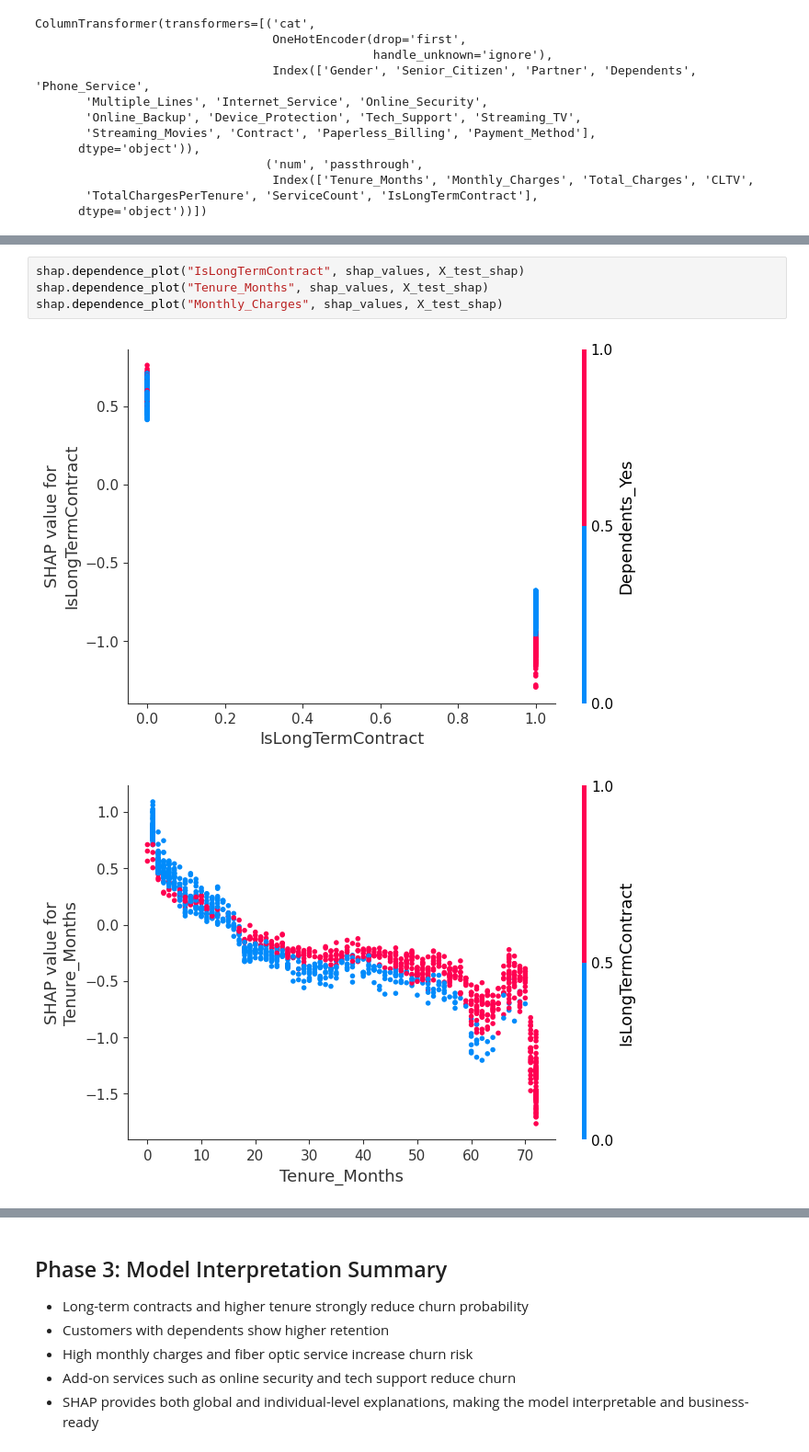
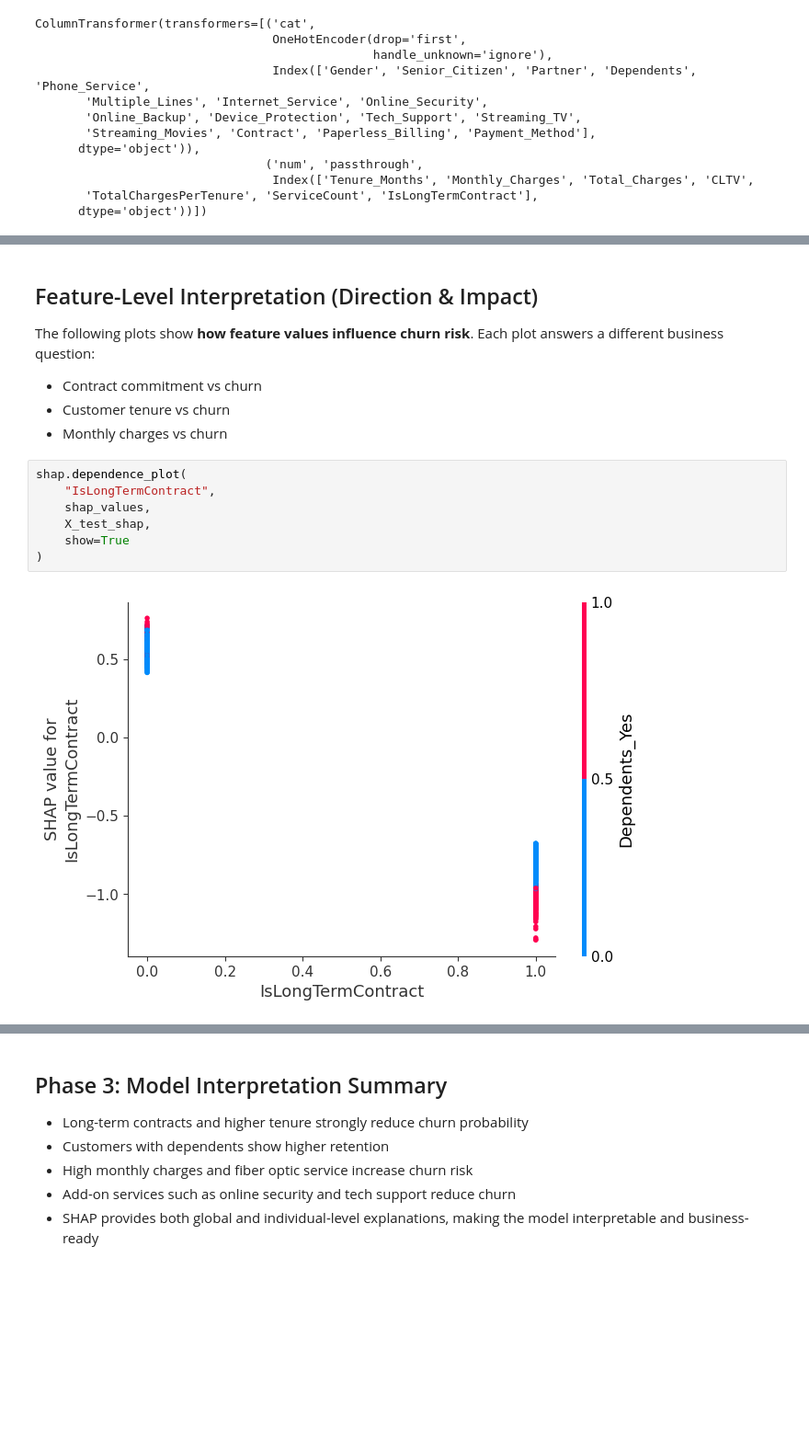
Before and after one commit to CodeInTheHorizon/predictive-customer-churn-xai, a Jupyter notebook: 03_Model_Interpretation_(XAI).ipynb, the cells around one changed output, grey strips where cells are left out. Shown at 92% size. Cells and saved outputs as stored; diff of their text form; blank space fills up the shorter version.

```diff
--- a/03_Model_Interpretation_(XAI).ipynb
+++ b/03_Model_Interpretation_(XAI).ipynb
@@ -92,7 +85,18 @@ plt.close()
+# %% [markdown]
+## Feature-Level Interpretation (Direction & Impact)
+
+The following plots show **how feature values influence churn risk**.
+Each plot answers a different business question:
+
+- Contract commitment vs churn
+- Customer tenure vs churn
+- Monthly charges vs churn
 # %%
-shap.dependence_plot("IsLongTermContract", shap_values, X_test_shap)
-shap.dependence_plot("Tenure_Months", shap_values, X_test_shap)
-shap.dependence_plot("Monthly_Charges", shap_values, X_test_shap)
+shap.dependence_plot(
+    "IsLongTermContract",
+    shap_values,
+    X_test_shap,
+    show=True
+)
 # %% [output]
-[figure, old version]
+[figure, new version]
-[figure, removed]
```
Also changed, not shown: parts of 23 cells of this notebook.
